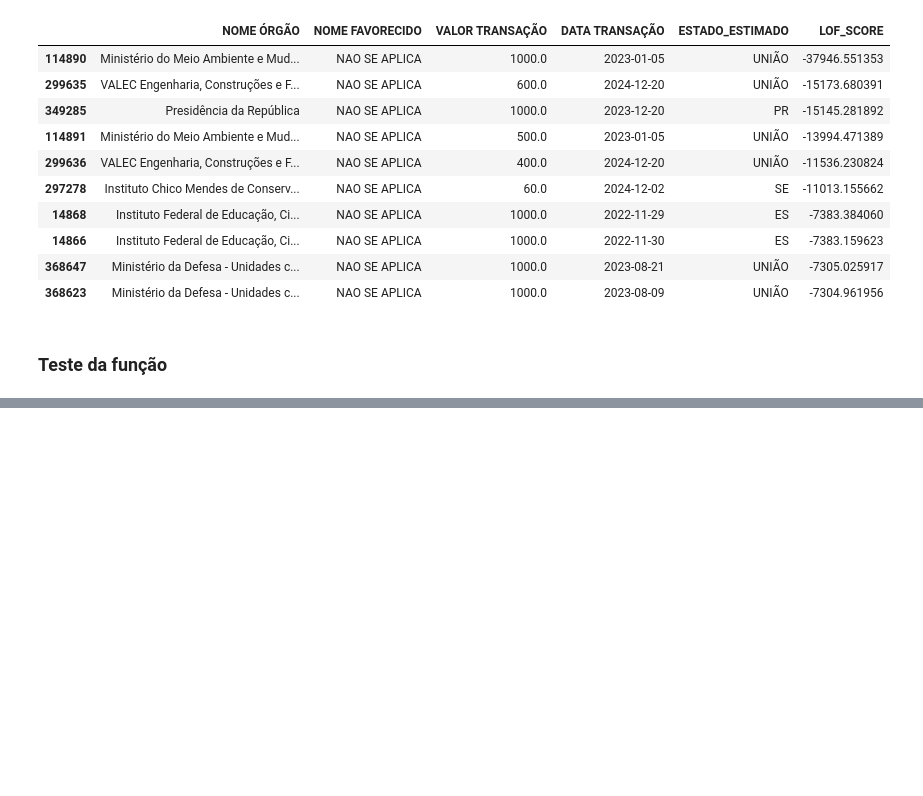
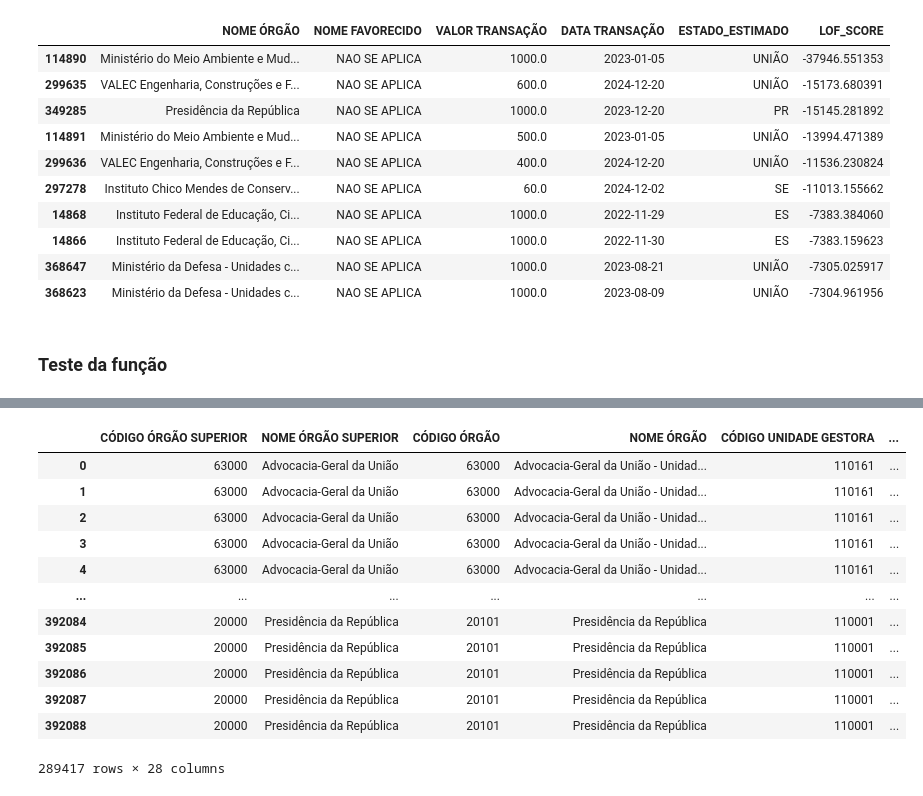
Before and after one commit to JSDA1102/Projeto-Jacurutu, a Jupyter notebook: notebooks/Baseline LOF.ipynb, the cells around one changed output, grey strips where cells are left out. Cells and saved outputs as stored; diff of their text form; code cells hidden in the pictures; blank space fills up the shorter version.

```diff
--- a/notebooks/Baseline LOF.ipynb
+++ b/notebooks/Baseline LOF.ipynb
@@ -105,2 +121,17 @@ top_anomalias.head(100)[cols_view]
 # %%
-df_lof = run_lof(df_clean)
+df_lof = run_lof_normal(df_clean)
+df_lof
+# %% [output]
+|  | CÓDIGO ÓRGÃO SUPERIOR | NOME ÓRGÃO SUPERIOR | CÓDIGO ÓRGÃO | NOME ÓRGÃO | CÓDIGO UNIDADE GESTORA | ... |
+| 0 | 63000 | Advocacia-Geral da União | 63000 | Advocacia-Geral da União - Unidad... | 110161 | ... |
+| 1 | 63000 | Advocacia-Geral da União | 63000 | Advocacia-Geral da União - Unidad... | 110161 | ... |
+| 2 | 63000 | Advocacia-Geral da União | 63000 | Advocacia-Geral da União - Unidad... | 110161 | ... |
+| 3 | 63000 | Advocacia-Geral da União | 63000 | Advocacia-Geral da União - Unidad... | 110161 | ... |
+| 4 | 63000 | Advocacia-Geral da União | 63000 | Advocacia-Geral da União - Unidad... | 110161 | ... |
+| ... | ... | ... | ... | ... | ... | ... |
+| 392084 | 20000 | Presidência da República | 20101 | Presidência da República | 110001 | ... |
+| 392085 | 20000 | Presidência da República | 20101 | Presidência da República | 110001 | ... |
+| 392086 | 20000 | Presidência da República | 20101 | Presidência da República | 110001 | ... |
+| 392087 | 20000 | Presidência da República | 20101 | Presidência da República | 110001 | ... |
+| 392088 | 20000 | Presidência da República | 20101 | Presidência da República | 110001 | ... |
+289417 rows × 28 columns
```
Also changed, not shown: parts of 3 cells of this notebook, 1 other file.
